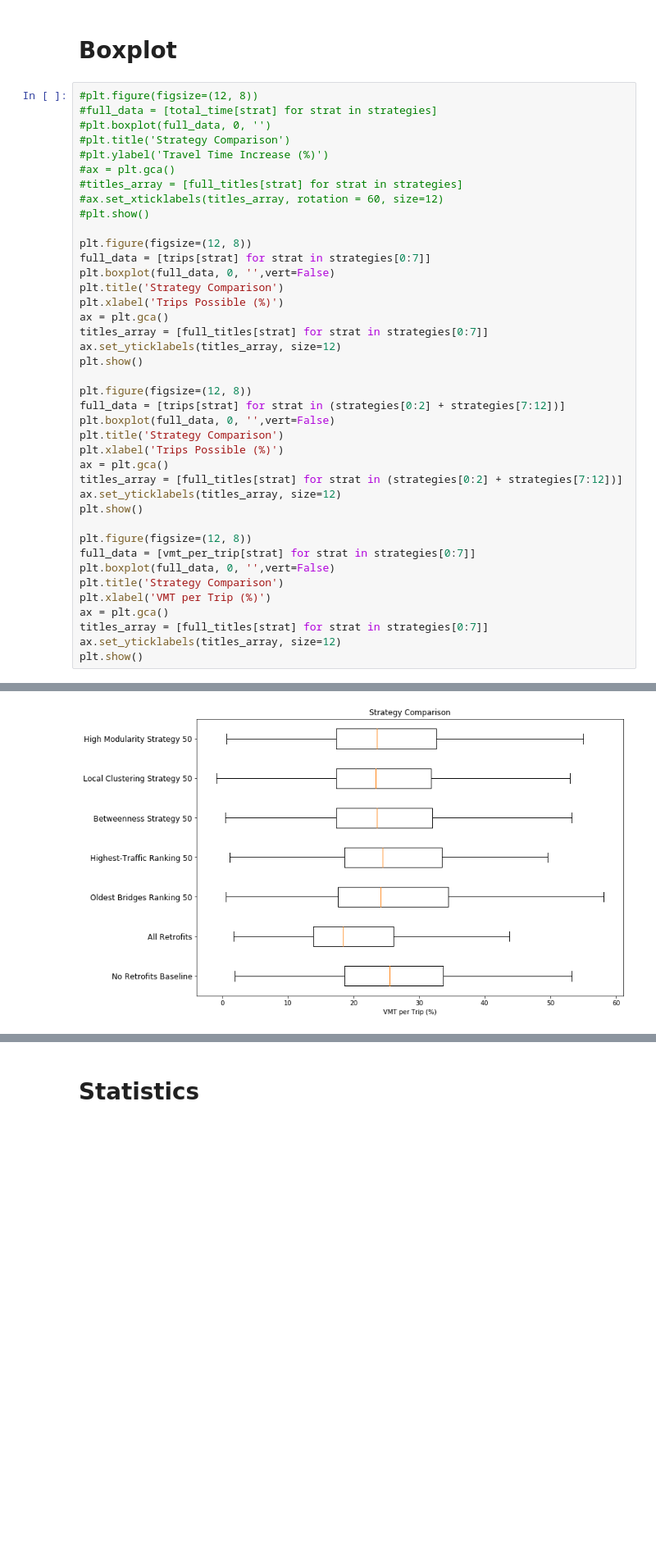
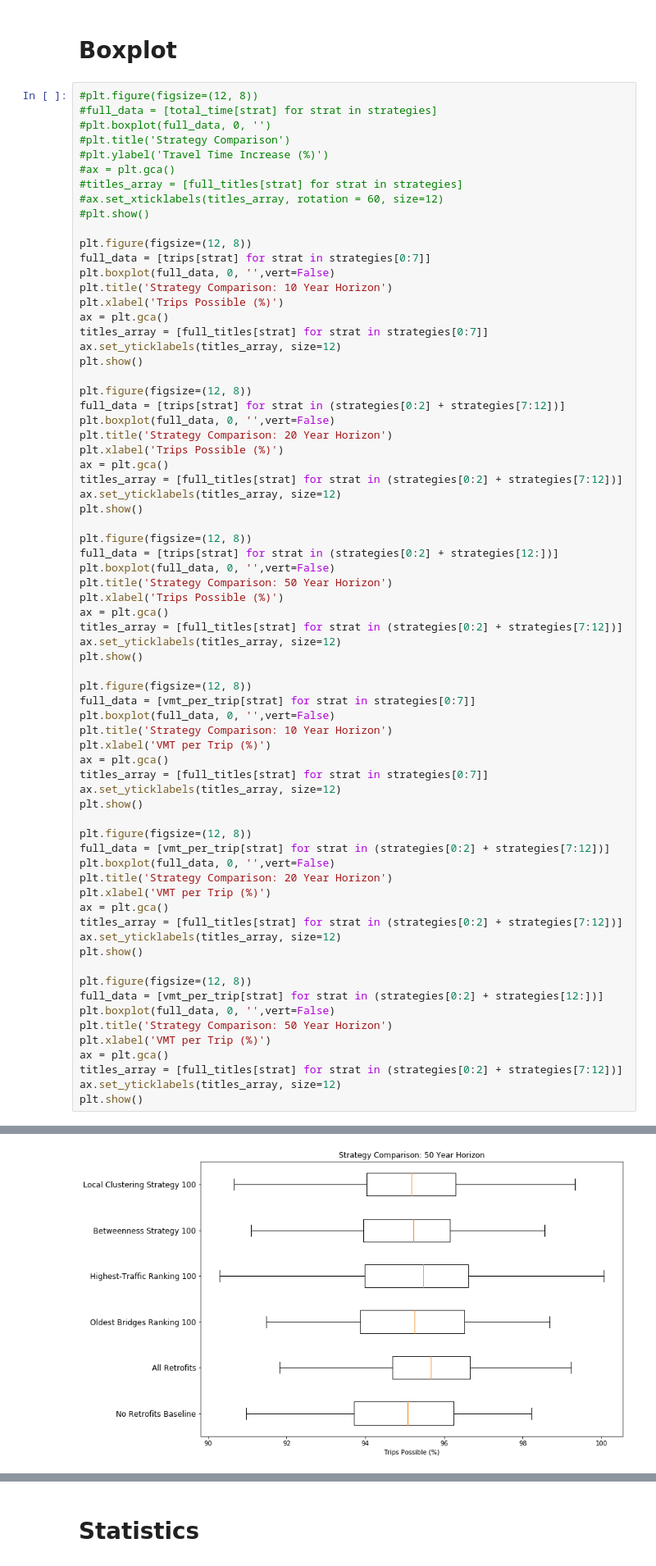
Before and after one commit to rsyoung96/bridgenet, a Jupyter notebook: Results_analysis.ipynb, the cells around one changed output, grey strips where cells are left out. Shown at 82% size. Saved outputs shown, nothing was run; the diff lists cells and outputs as text; blank space fills up the shorter version.

```diff
--- a/Results_analysis.ipynb
+++ b/Results_analysis.ipynb
@@ -223,7 +223,7 @@ plt.show()
 plt.figure(figsize=(12, 8))
 full_data = [trips[strat] for strat in strategies[0:7]]
 plt.boxplot(full_data, 0, '',vert=False)
-plt.title('Strategy Comparison')
+plt.title('Strategy Comparison: 10 Year Horizon')
 plt.xlabel('Trips Possible (%)')
 ax = plt.gca()
 titles_array = [full_titles[strat] for strat in strategies[0:7]]
@@ -233,7 +233,17 @@ plt.show()
 plt.figure(figsize=(12, 8))
 full_data = [trips[strat] for strat in (strategies[0:2] + strategies[7:12])]
 plt.boxplot(full_data, 0, '',vert=False)
-plt.title('Strategy Comparison')
+plt.title('Strategy Comparison: 20 Year Horizon')
+plt.xlabel('Trips Possible (%)')
+ax = plt.gca()
+titles_array = [full_titles[strat] for strat in (strategies[0:2] + strategies[7:12])]
+ax.set_yticklabels(titles_array, size=12)
+plt.show()
+
+plt.figure(figsize=(12, 8))
+full_data = [trips[strat] for strat in (strategies[0:2] + strategies[12:])]
+plt.boxplot(full_data, 0, '',vert=False)
+plt.title('Strategy Comparison: 50 Year Horizon')
 plt.xlabel('Trips Possible (%)')
 ax = plt.gca()
 titles_array = [full_titles[strat] for strat in (strategies[0:2] + strategies[7:12])]
@@ -243,10 +253,30 @@ plt.show()
 plt.figure(figsize=(12, 8))
 full_data = [vmt_per_trip[strat] for strat in strategies[0:7]]
 plt.boxplot(full_data, 0, '',vert=False)
-plt.title('Strategy Comparison')
+plt.title('Strategy Comparison: 10 Year Horizon')
 plt.xlabel('VMT per Trip (%)')
 ax = plt.gca()
 titles_array = [full_titles[strat] for strat in strategies[0:7]]
 ax.set_yticklabels(titles_array, size=12)
 plt.show()
+
+plt.figure(figsize=(12, 8))
+full_data = [vmt_per_trip[strat] for strat in (strategies[0:2] + strategies[7:12])]
+plt.boxplot(full_data, 0, '',vert=False)
+plt.title('Strategy Comparison: 20 Year Horizon')
+plt.xlabel('VMT per Trip (%)')
+ax = plt.gca()
+titles_array = [full_titles[strat] for strat in (strategies[0:2] + strategies[7:12])]
+ax.set_yticklabels(titles_array, size=12)
+plt.show()
+
+plt.figure(figsize=(12, 8))
+full_data = [vmt_per_trip[strat] for strat in (strategies[0:2] + strategies[12:])]
+plt.boxplot(full_data, 0, '',vert=False)
+plt.title('Strategy Comparison: 50 Year Horizon')
+plt.xlabel('VMT per Trip (%)')
+ax = plt.gca()
+titles_array = [full_titles[strat] for strat in (strategies[0:2] + strategies[7:12])]
+ax.set_yticklabels(titles_array, size=12)
+plt.show()
 # %% [output]
@@ -255 +285 @@ plt.show()
-[figure, old version]
+[figure, new version]
```
Also changed, not shown: parts of 2 cells of this notebook.
